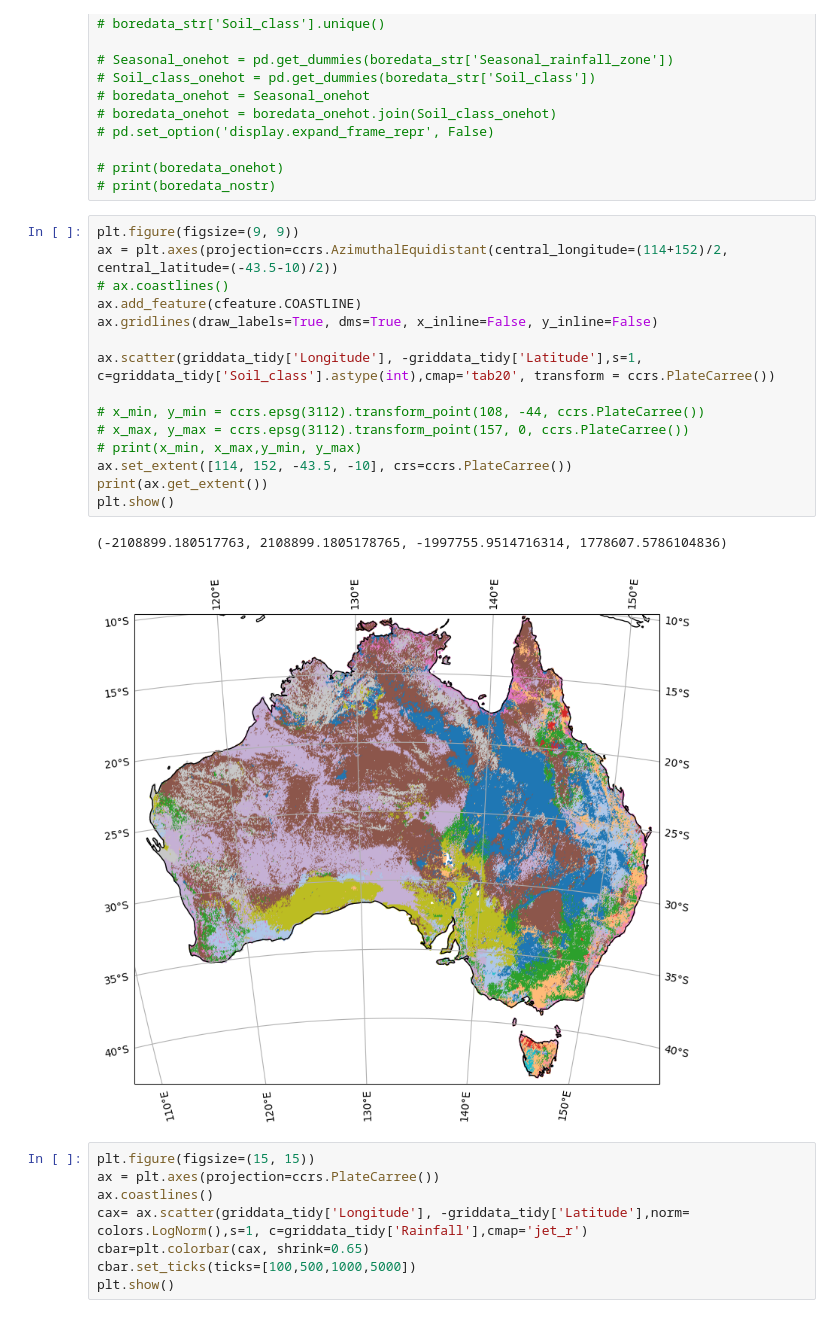
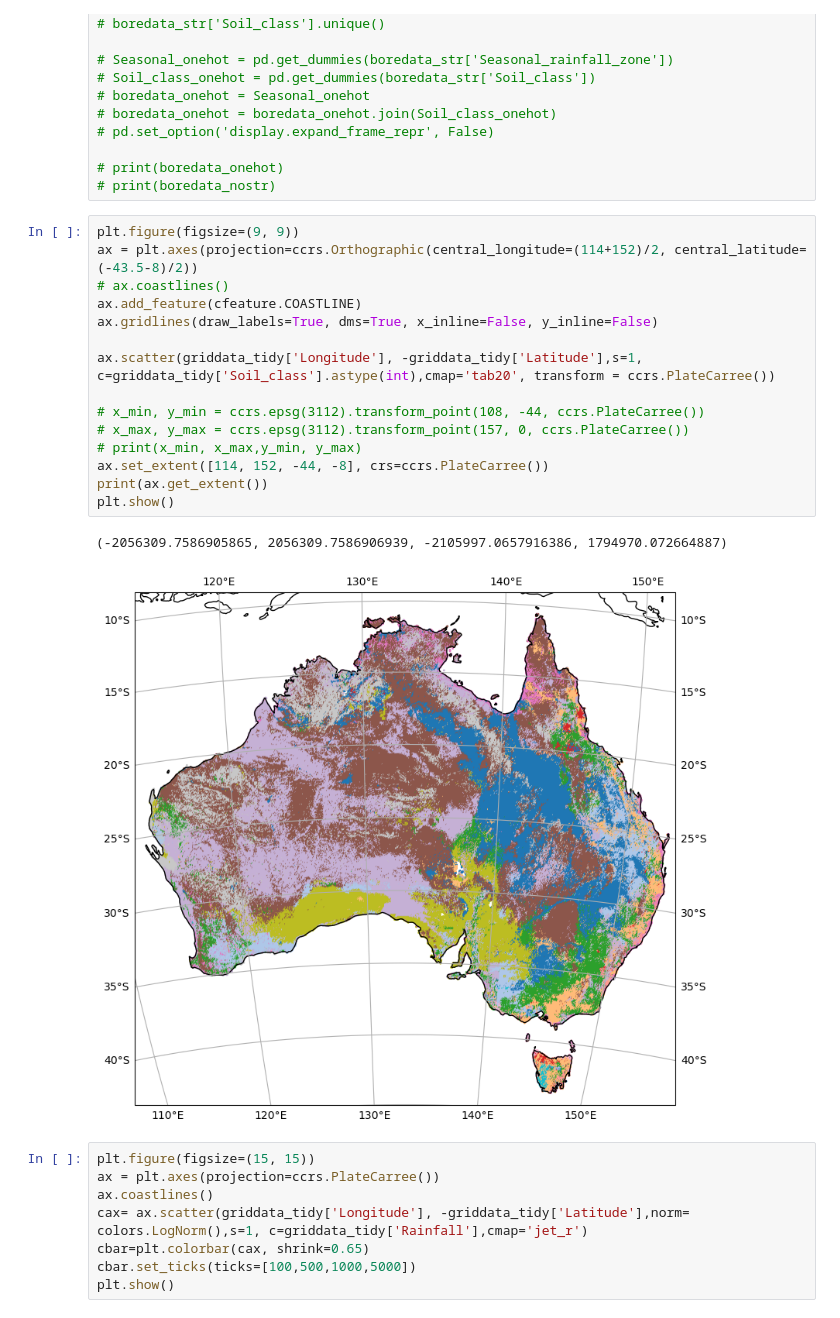
Before and after one commit to Matei-Stoica-Uni/Capstone-Case-Study---Australia, a Jupyter notebook: AUS_gw_recharge_capstonecasestudy.ipynb, the cells around one changed output. Drawn from its saved outputs; the diff is of its cells as text.

Commit message:
changed map projection to orthographic

```diff
--- a/AUS_gw_recharge_capstonecasestudy.ipynb
+++ b/AUS_gw_recharge_capstonecasestudy.ipynb
@@ -290,22 +290,22 @@ Seeing how uncorrelated the variables are with the recharge rate from the above
 # print(boredata_nostr)
 # %%
 plt.figure(figsize=(9, 9))
-ax = plt.axes(projection=ccrs.AzimuthalEquidistant(central_longitude=(114+152)/2, central_latitude=(-43.5-10)/2))
+ax = plt.axes(projection=ccrs.Orthographic(central_longitude=(114+152)/2, central_latitude=(-43.5-8)/2))
 # ax.coastlines()
 ax.add_feature(cfeature.COASTLINE)
 ax.gridlines(draw_labels=True, dms=True, x_inline=False, y_inline=False)
 
 ax.scatter(griddata_tidy['Longitude'], -griddata_tidy['Latitude'],s=1, c=griddata_tidy['Soil_class'].astype(int),cmap='tab20', transform = ccrs.PlateCarree())
 
 # x_min, y_min = ccrs.epsg(3112).transform_point(108, -44, ccrs.PlateCarree())
 # x_max, y_max = ccrs.epsg(3112).transform_point(157, 0, ccrs.PlateCarree())
 # print(x_min, x_max,y_min, y_max)
-ax.set_extent([114, 152, -43.5, -10], crs=ccrs.PlateCarree())
+ax.set_extent([114, 152, -44, -8], crs=ccrs.PlateCarree())
 print(ax.get_extent())
 plt.show()
 # %% [output]
-(-2108899.180517763, 2108899.1805178765, -1997755.9514716314, 1778607.5786104836)
+(-2056309.7586905865, 2056309.7586906939, -2105997.0657916386, 1794970.072664887)
-[figure, old version]
+[figure, new version]
 # %%
 plt.figure(figsize=(15, 15))
 ax = plt.axes(projection=ccrs.PlateCarree())
```
